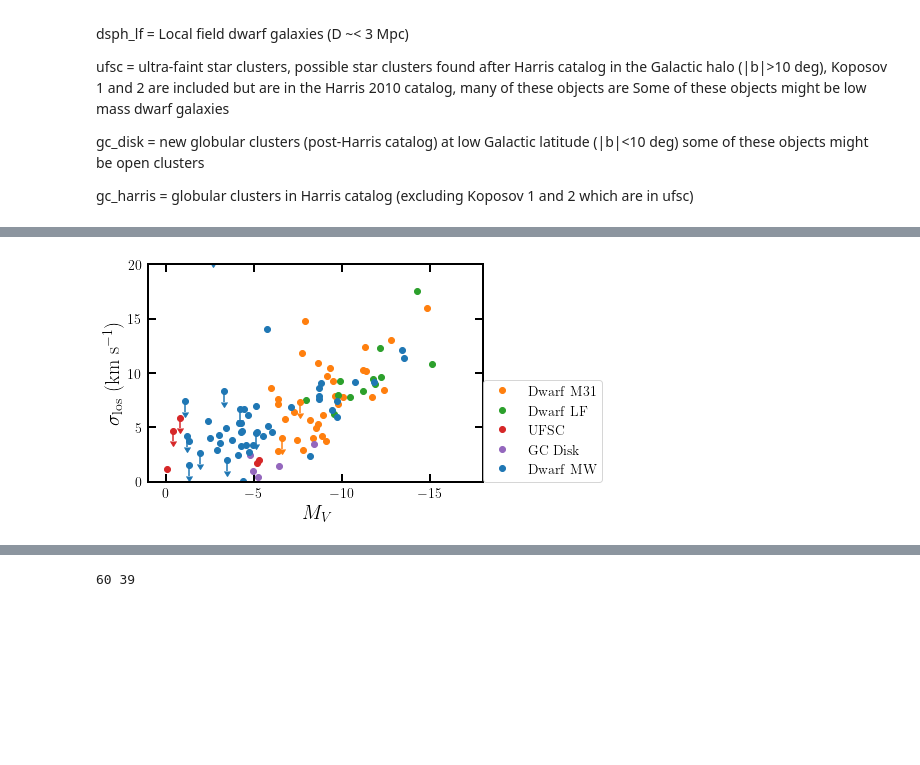
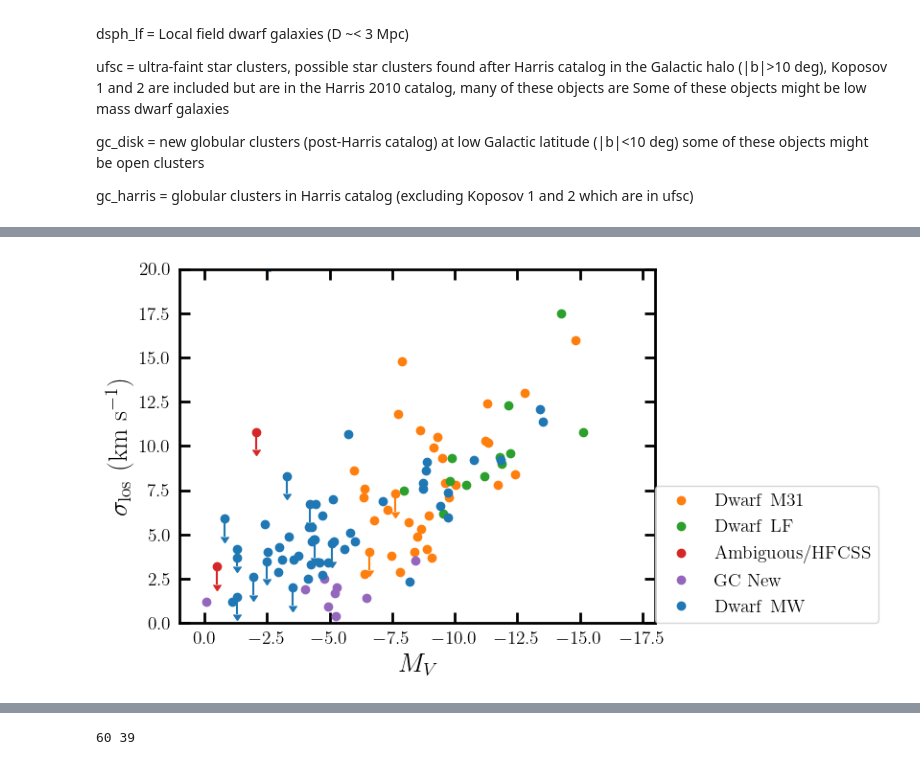
Before and after one commit to apace7/local_volume_database, a Jupyter notebook: example_notebooks/example_plots.ipynb, the cells around one changed output, grey strips where cells are left out. Saved outputs shown, nothing was run; the diff lists cells and outputs as text; code cells hidden in the pictures; blank space fills up the shorter version.

```diff
--- a/example_notebooks/example_plots.ipynb
+++ b/example_notebooks/example_plots.ipynb
@@ -12,7 +12,7 @@ from astropy import units as u
 from collections import Counter
 import astropy.coordinates as coord
 # %%
-plt.style.use('../std.mplstyle')
+plt.style.use('../code/std.mplstyle')
 import matplotlib as mp
 mp.rcParams['text.usetex'] = True
 # %%
@@ -28,8 +28,8 @@ gc_harris = table.Table.read('https://raw.githubusercontent.com/apace7/local_vol
 dsph_mw = table.Table.read('../data/dwarf_mw.csv')
 dsph_m31 = table.Table.read('../data/dwarf_m31.csv')
 dsph_lf = table.Table.read('../data/dwarf_local_field.csv')
-ufsc = table.Table.read('../data/gc_ufsc.csv')
-gc_disk = table.Table.read('../data/gc_disk.csv')
+ufsc = table.Table.read('../data/gc_ambiguous.csv')
+gc_disk = table.Table.read('../data/gc_mw_new.csv')
 gc_harris = table.Table.read('../data/gc_harris.csv')
 # %% [markdown]
 dsph_mw = MW dwarf galaxies (most distant is Eridanus 2)
@@ -140,25 +140,25 @@ plt.show()
 # %%
 ## MV vs velocity dispersion
 plt.errorbar(dsph_mw['M_V'], dsph_mw['vlos_sigma'], fmt='o', label=r'${\rm Dwarf~MW}$', )
 
 plt.errorbar(dsph_mw['M_V'], dsph_mw['vlos_sigma_ul'], fmt='o', yerr=np.ones(len(dsph_mw)), uplims=True, c='tab:blue' )
 plt.plot(dsph_m31['M_V'], dsph_m31['vlos_sigma'], 'o', label=r'${\rm Dwarf~M31}$')
 plt.errorbar(dsph_m31['M_V'], dsph_m31['vlos_sigma_ul'], fmt='o', yerr=np.ones(len(dsph_m31)), uplims=True, c='tab:orange' )
 plt.plot(dsph_lf['M_V'],dsph_lf['vlos_sigma'], 'o', label=r'${\rm Dwarf~LF}$')
-plt.plot(ufsc['M_V'], ufsc['vlos_sigma'], 'o',label=r'${\rm UFSC}$')
+plt.plot(ufsc['M_V'], ufsc['vlos_sigma'], 'o',label=r'${\rm Ambiguous/HFCSS}$')
 plt.errorbar(ufsc['M_V'], ufsc['vlos_sigma_ul'], fmt='o', yerr=np.ones(len(ufsc)), uplims=True, c='tab:red' )
-plt.plot(gc_disk['M_V'], gc_disk['vlos_sigma'], 'o',label=r'${\rm GC~Disk}$')
+plt.plot(gc_disk['M_V'], gc_disk['vlos_sigma'], 'o',label=r'${\rm GC~New}$')
 
 # plt.gca().set_xscale('log')
 plt.gca().invert_xaxis()
 plt.gca().set_ylabel(r'$\sigma_{\rm los}~({\rm km~s^{-1}})$')
 plt.gca().set_xlabel(r'$M_V$')
 plt.legend(loc=(1,0))
 plt.xlim(1, -18)
 plt.ylim(0, 20)
 plt.show()
 # %% [output]
-[figure, old version]
+[figure, new version]
 # %%
 ## size vs velocity dispersion
 plt.errorbar(dsph_mw['rhalf_sph_physical'], dsph_mw['vlos_sigma'], fmt='o', label=r'${\rm Dwarf~MW}$', )
```
Also changed, not shown: parts of 14 cells of this notebook, 25 other files.
